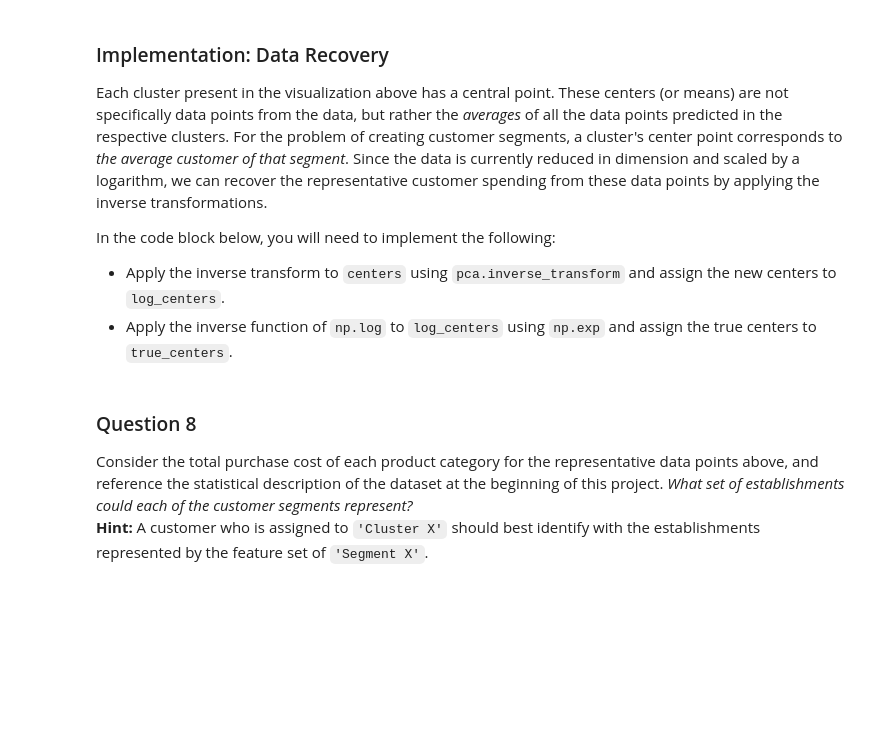
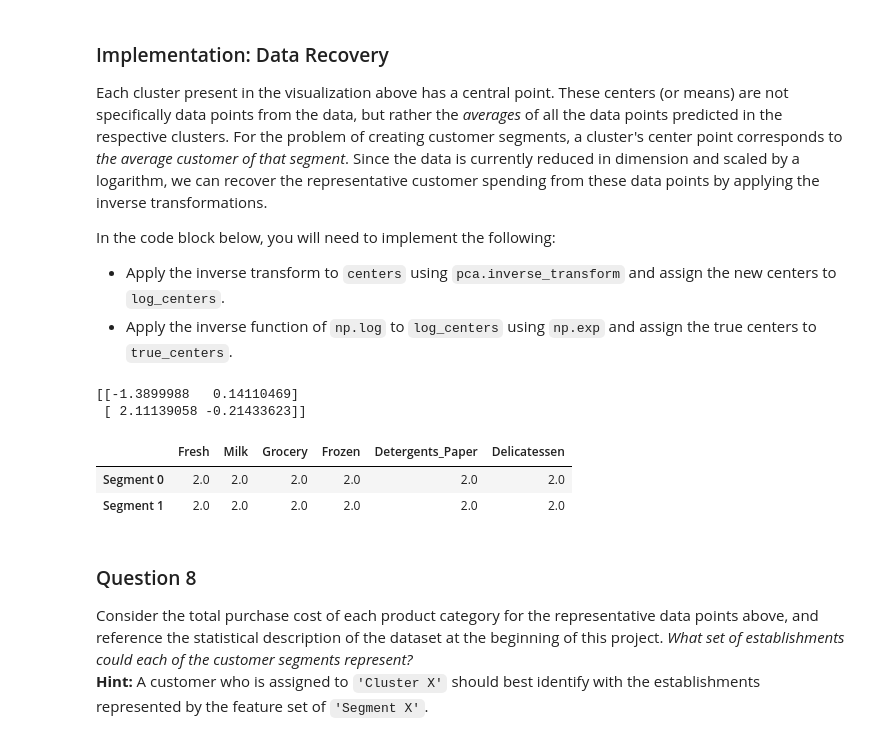
Before and after one commit to roshansingh/mlnd, a Jupyter notebook: customer_segments/customer_segments.ipynb, the cells around one changed output. Saved outputs shown, nothing was run; the diff lists cells and outputs as text; code cells hidden in the pictures; blank space fills up the shorter version.

```diff
--- a/customer_segments/customer_segments.ipynb
+++ b/customer_segments/customer_segments.ipynb
@@ -236,13 +316,15 @@ In the code block below, you will need to implement the following:
  - Apply a PCA transformation of `log_samples` using `pca.transform`, and assign the results to `pca_samples`.
 # %%
 # TODO: Apply PCA by fitting the good data with only two dimensions
-pca = None
+from sklearn.decomposition import PCA
+pca = PCA(n_components=2)
+pca.fit(good_data)
 
 # TODO: Transform the good data using the PCA fit above
-reduced_data = None
+reduced_data = pca.transform(good_data)
 
 # TODO: Transform log_samples using the PCA fit above
-pca_samples = None
+pca_samples = pca.transform(log_samples)
 
 # Create a DataFrame for the reduced data
 reduced_data = pd.DataFrame(reduced_data, columns = ['Dimension 1', 'Dimension 2'])
@@ -287,17 +377,20 @@ In the code block below, you will need to implement the following:
  - Import `sklearn.metrics.silhouette_score` and calculate the silhouette score of `reduced_data` against `preds`.
    - Assign the silhouette score to `score` and print the result.
 # %%
+from sklearn.cluster import KMeans
+from sklearn.metrics import silhouette_score
 # TODO: Apply your clustering algorithm of choice to the reduced data
-clusterer = None
+clusterer = KMeans(n_clusters=2).fit(reduced_data)
 
 # TODO: Predict the cluster for each data point
-preds = None
+preds = clusterer.predict(reduced_data)
 
 # TODO: Find the cluster centers
-centers = None
+centers = clusterer.cluster_centers_
 
 # TODO: Predict the cluster for each transformed sample data point
-sample_preds = None
+sample_preds = clusterer.predict(pca_samples)
 
 # TODO: Calculate the mean silhouette coefficient for the number of clusters chosen
-score = None
+score = silhouette_score(reduced_data, preds)
+print score
@@ -321,16 +418,23 @@ In the code block below, you will need to implement the following:
  - Apply the inverse function of `np.log` to `log_centers` using `np.exp` and assign the true centers to `true_centers`.
 # %%
 # TODO: Inverse transform the centers
-log_centers = None
+print centers
+log_centers = pca.inverse_transform(centers)
 
 # TODO: Exponentiate the centers
-true_centers = None
+true_centers = np.log(log_centers)
 
 # Display the true centers
 segments = ['Segment {}'.format(i) for i in range(0,len(centers))]
 true_centers = pd.DataFrame(np.round(true_centers), columns = data.keys())
 true_centers.index = segments
 display(true_centers)
+# %% [output]
+[[-1.3899988   0.14110469]
+ [ 2.11139058 -0.21433623]]
+|  | Fresh | Milk | Grocery | Frozen | Detergents_Paper | Delicatessen |
+| Segment 0 | 2.0 | 2.0 | 2.0 | 2.0 | 2.0 | 2.0 |
+| Segment 1 | 2.0 | 2.0 | 2.0 | 2.0 | 2.0 | 2.0 |
 # %% [markdown]
 ### Question 8
 Consider the total purchase cost of each product category for the representative data points above, and reference the statistical description of the dataset at the beginning of this project. *What set of establishments could each of the customer segments represent?*
```
Also changed, not shown: parts of 13 cells of this notebook, 2 other files.
